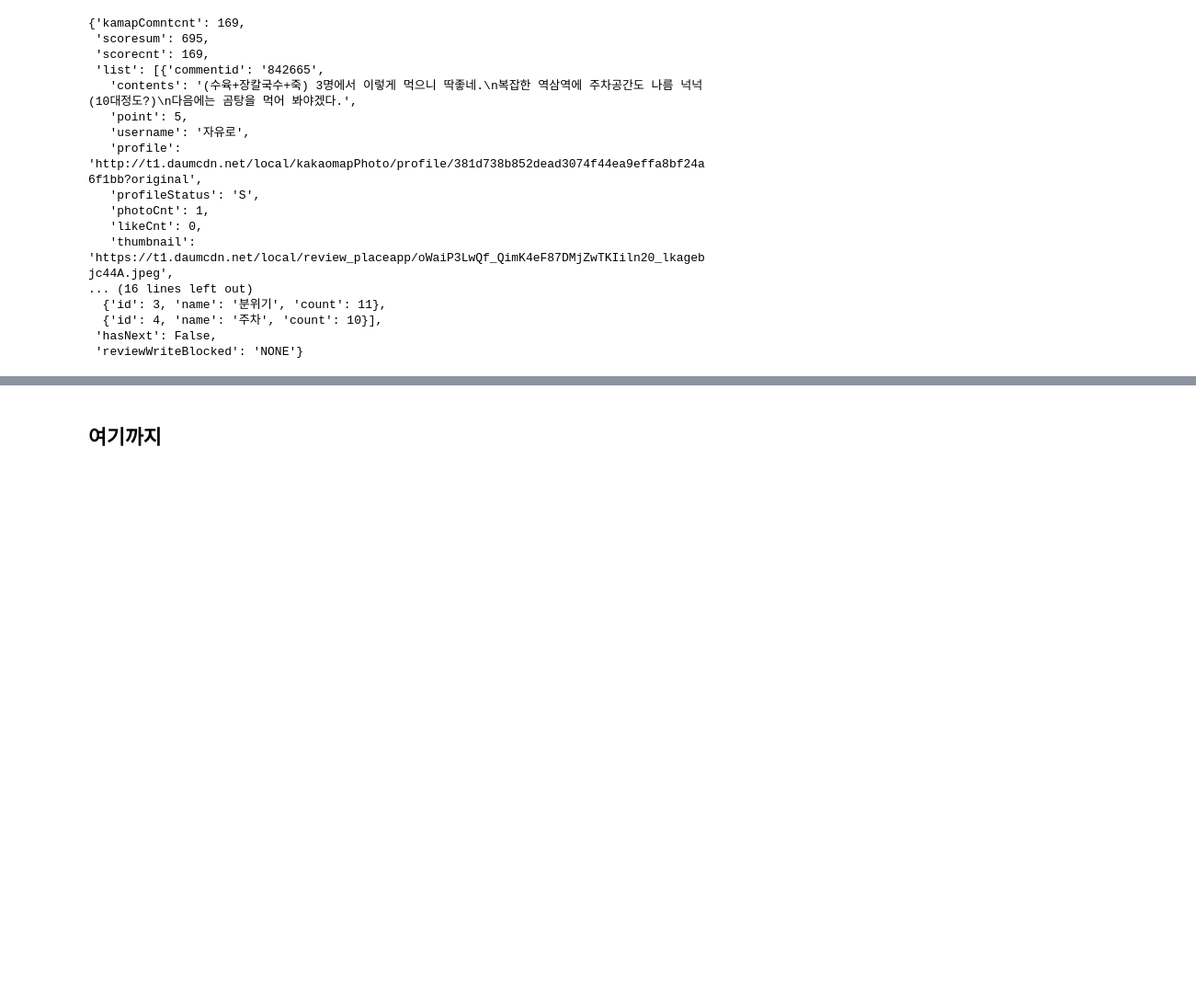
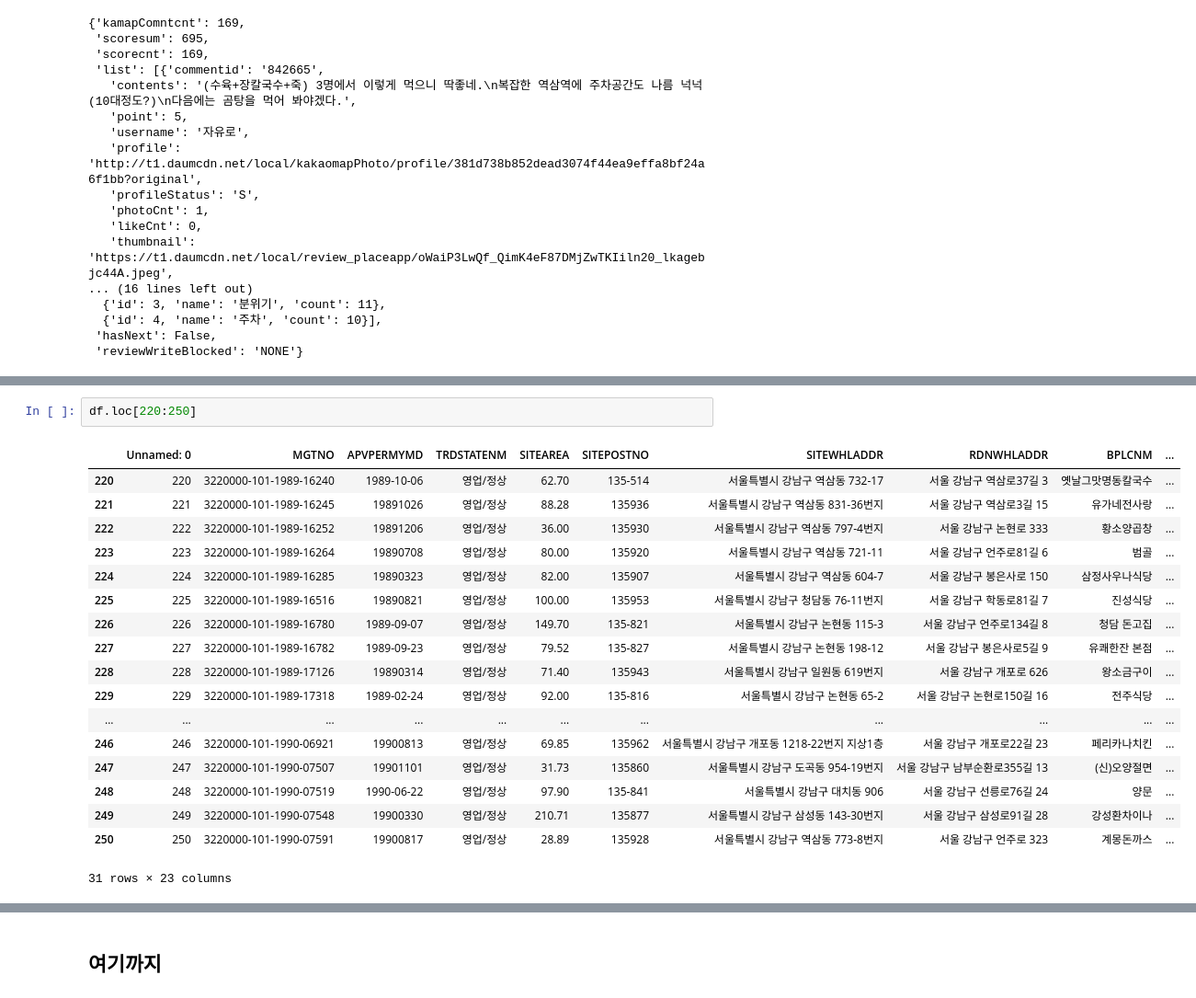
Before and after one commit to benidjor/model-restaurant-in-gangnam, a Jupyter notebook: total_reviews.ipynb, the cells around one changed output, grey strips where cells are left out. Shown: that part at 92% size. Cells and saved outputs as stored; diff of their text form; blank space fills up the shorter version.

```diff
--- a/total_reviews.ipynb
+++ b/total_reviews.ipynb
@@ -243,0 +328,21 @@ pd.DataFrame(comments)
+# %%
+df.loc[220:250]
+# %% [output]
+|  | Unnamed: 0 | MGTNO | APVPERMYMD | TRDSTATENM | SITEAREA | SITEPOSTNO | SITEWHLADDR | RDNWHLADDR | BPLCNM | ... |
+| 220 | 220 | 3220000-101-1989-16240 | 1989-10-06 | 영업/정상 | 62.70 | 135-514 | 서울특별시 강남구 역삼동 732-17 | 서울 강남구 역삼로37길 3 | 옛날그맛명동칼국수 | ... |
+| 221 | 221 | 3220000-101-1989-16245 | 19891026 | 영업/정상 | 88.28 | 135936 | 서울특별시 강남구 역삼동 831-36번지 | 서울 강남구 역삼로3길 15 | 유가네전사랑 | ... |
+| 222 | 222 | 3220000-101-1989-16252 | 19891206 | 영업/정상 | 36.00 | 135930 | 서울특별시 강남구 역삼동 797-4번지 | 서울 강남구 논현로 333 | 황소양곱창 | ... |
+| 223 | 223 | 3220000-101-1989-16264 | 19890708 | 영업/정상 | 80.00 | 135920 | 서울특별시 강남구 역삼동 721-11 | 서울 강남구 언주로81길 6 | 범골 | ... |
+| 224 | 224 | 3220000-101-1989-16285 | 19890323 | 영업/정상 | 82.00 | 135907 | 서울특별시 강남구 역삼동 604-7 | 서울 강남구 봉은사로 150 | 삼정사우나식당 | ... |
+| 225 | 225 | 3220000-101-1989-16516 | 19890821 | 영업/정상 | 100.00 | 135953 | 서울특별시 강남구 청담동 76-11번지 | 서울 강남구 학동로81길 7 | 진성식당 | ... |
+| 226 | 226 | 3220000-101-1989-16780 | 1989-09-07 | 영업/정상 | 149.70 | 135-821 | 서울특별시 강남구 논현동 115-3 | 서울 강남구 언주로134길 8 | 청담 돈고집 | ... |
+| 227 | 227 | 3220000-101-1989-16782 | 1989-09-23 | 영업/정상 | 79.52 | 135-827 | 서울특별시 강남구 논현동 198-12 | 서울 강남구 봉은사로5길 9 | 유쾌한잔 본점 | ... |
+| 228 | 228 | 3220000-101-1989-17126 | 19890314 | 영업/정상 | 71.40 | 135943 | 서울특별시 강남구 일원동 619번지 | 서울 강남구 개포로 626 | 왕소금구이 | ... |
+| 229 | 229 | 3220000-101-1989-17318 | 1989-02-24 | 영업/정상 | 92.00 | 135-816 | 서울특별시 강남구 논현동 65-2 | 서울 강남구 논현로150길 16 | 전주식당 | ... |
+| ... | ... | ... | ... | ... | ... | ... | ... | ... | ... | ... |
+| 246 | 246 | 3220000-101-1990-06921 | 19900813 | 영업/정상 | 69.85 | 135962 | 서울특별시 강남구 개포동 1218-22번지 지상1층 | 서울 강남구 개포로22길 23 | 페리카나치킨 | ... |
+| 247 | 247 | 3220000-101-1990-07507 | 19901101 | 영업/정상 | 31.73 | 135860 | 서울특별시 강남구 도곡동 954-19번지 | 서울 강남구 남부순환로355길 13 | (신)오양절면 | ... |
+| 248 | 248 | 3220000-101-1990-07519 | 1990-06-22 | 영업/정상 | 97.90 | 135-841 | 서울특별시 강남구 대치동 906 | 서울 강남구 선릉로76길 24 | 양문 | ... |
+| 249 | 249 | 3220000-101-1990-07548 | 19900330 | 영업/정상 | 210.71 | 135877 | 서울특별시 강남구 삼성동 143-30번지 | 서울 강남구 삼성로91길 28 | 강성환차이나 | ... |
+| 250 | 250 | 3220000-101-1990-07591 | 19900817 | 영업/정상 | 28.89 | 135928 | 서울특별시 강남구 역삼동 773-8번지 | 서울 강남구 언주로 323 | 계몽돈까스 | ... |
+31 rows × 23 columns
```
Also changed, not shown: parts of 20 cells of this notebook, 1 other file.
